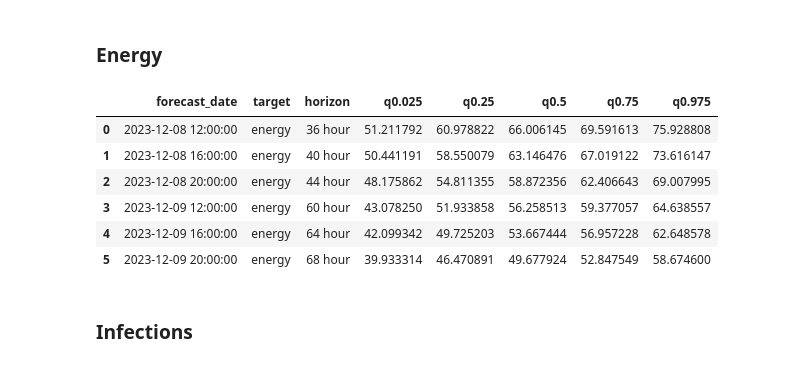
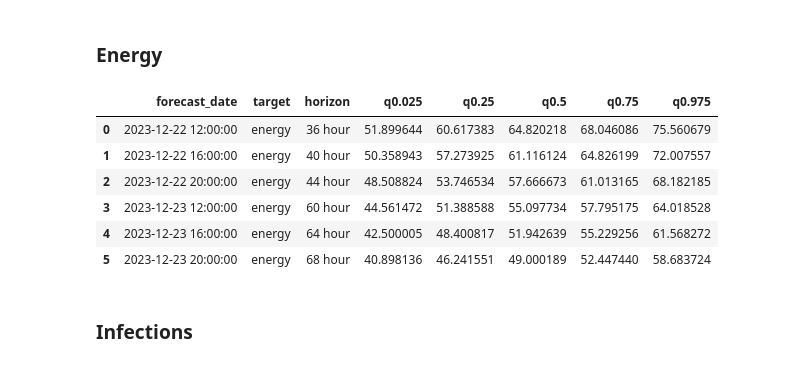
Before and after one commit to EliasKng/PTSFC, a Jupyter notebook: Create_Submission.ipynb, the cells around one changed output. Cells and saved outputs as stored; diff of their text form; code cells hidden in the pictures.

```diff
--- a/Create_Submission.ipynb
+++ b/Create_Submission.ipynb
@@ -107,32 +91,32 @@ forecast_dax
 # %% [markdown]
 ### Energy
-# %%
-from Energy.Models.baseline import baseline
-from HelpFunctions.mix_models import mix_models_per_horizon
-from Energy.Models.Model4_sunhours import model4_sunhours
-from Energy.Models.Model4_holidays_2 import model4_holidays_2
-from Energy.Models.Model4_population import model4_population
-from Energy.Models.Model5 import model5
-
-# en_bl.baseline(df_en, LAST_IDX=-1, offset_horizons=11)
-
-weights_m5_bl_m4_x = [1,1,1,1,1]
-functions_m5_bl_m4_x = [model5, baseline, model4_population, model4_holidays_2, model4_sunhours]
-
-
-
-
-# forecast_en = en_m4_pop.model4_population(df_en, offset_horizons=15)
-forecast_en = mix_models(functions_m5_bl_m4_x, weights_m5_bl_m4_x, df_en, target="energy", offset_horizons=52)
-forecast_en
-# %% [output]
-|  | forecast_date | target | horizon | q0.025 | q0.25 | q0.5 | q0.75 | q0.975 |
-| 0 | 2023-12-08 12:00:00 | energy | 36 hour | 51.211792 | 60.978822 | 66.006145 | 69.591613 | 75.928808 |
-| 1 | 2023-12-08 16:00:00 | energy | 40 hour | 50.441191 | 58.550079 | 63.146476 | 67.019122 | 73.616147 |
-| 2 | 2023-12-08 20:00:00 | energy | 44 hour | 48.175862 | 54.811355 | 58.872356 | 62.406643 | 69.007995 |
-| 3 | 2023-12-09 12:00:00 | energy | 60 hour | 43.078250 | 51.933858 | 56.258513 | 59.377057 | 64.638557 |
-| 4 | 2023-12-09 16:00:00 | energy | 64 hour | 42.099342 | 49.725203 | 53.667444 | 56.957228 | 62.648578 |
-| 5 | 2023-12-09 20:00:00 | energy | 68 hour | 39.933314 | 46.470891 | 49.677924 | 52.847549 | 58.674600 |
+# %%
+from Energy.Models.baseline import baseline
+from HelpFunctions.mix_models import mix_models_per_horizon
+from Energy.Models.Model4_sunhours import model4_sunhours
+from Energy.Models.Model4_holidays_2 import model4_holidays_2
+from Energy.Models.Model4_population import model4_population
+from Energy.Models.Model5 import model5
+
+# en_bl.baseline(df_en, LAST_IDX=-1, offset_horizons=11)
+
+weights_m5_bl_m4_x = [1,1,0,0,0]
+functions_m5_bl_m4_x = [model5, baseline, model4_population, model4_holidays_2, model4_sunhours]
+
+
+
+
+# forecast_en = en_m4_pop.model4_population(df_en, offset_horizons=15)
+forecast_en = mix_models(functions_m5_bl_m4_x, weights_m5_bl_m4_x, df_en, target="energy", offset_horizons=15)
+forecast_en
+# %% [output]
+|  | forecast_date | target | horizon | q0.025 | q0.25 | q0.5 | q0.75 | q0.975 |
+| 0 | 2023-12-22 12:00:00 | energy | 36 hour | 51.899644 | 60.617383 | 64.820218 | 68.046086 | 75.560679 |
+| 1 | 2023-12-22 16:00:00 | energy | 40 hour | 50.358943 | 57.273925 | 61.116124 | 64.826199 | 72.007557 |
+| 2 | 2023-12-22 20:00:00 | energy | 44 hour | 48.508824 | 53.746534 | 57.666673 | 61.013165 | 68.182185 |
+| 3 | 2023-12-23 12:00:00 | energy | 60 hour | 44.561472 | 51.388588 | 55.097734 | 57.795175 | 64.018528 |
+| 4 | 2023-12-23 16:00:00 | energy | 64 hour | 42.500005 | 48.400817 | 51.942639 | 55.229256 | 61.568272 |
+| 5 | 2023-12-23 20:00:00 | energy | 68 hour | 40.898136 | 46.241551 | 49.000189 | 52.447440 | 58.683724 |
 # %% [markdown]
 ### Infections
 # %%
```
Also changed, not shown: parts of 9 cells of this notebook, 1 other file.
